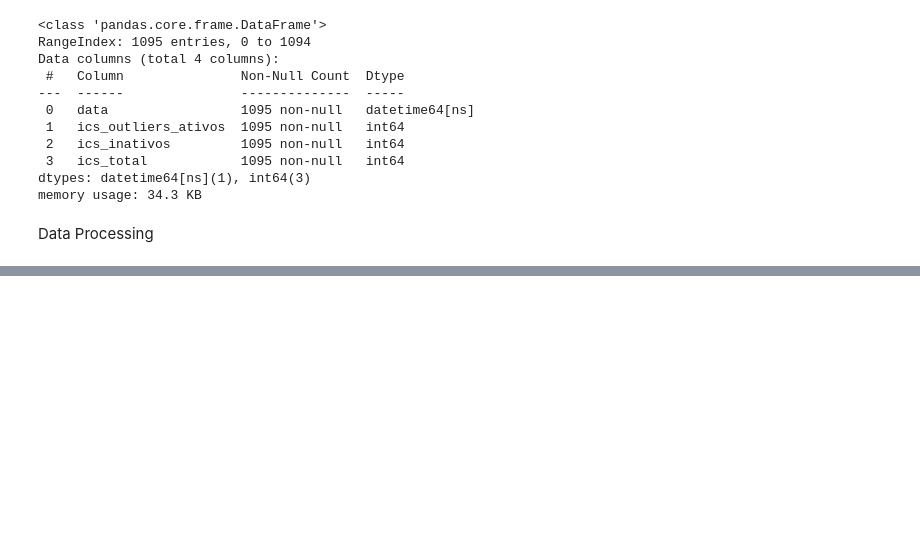
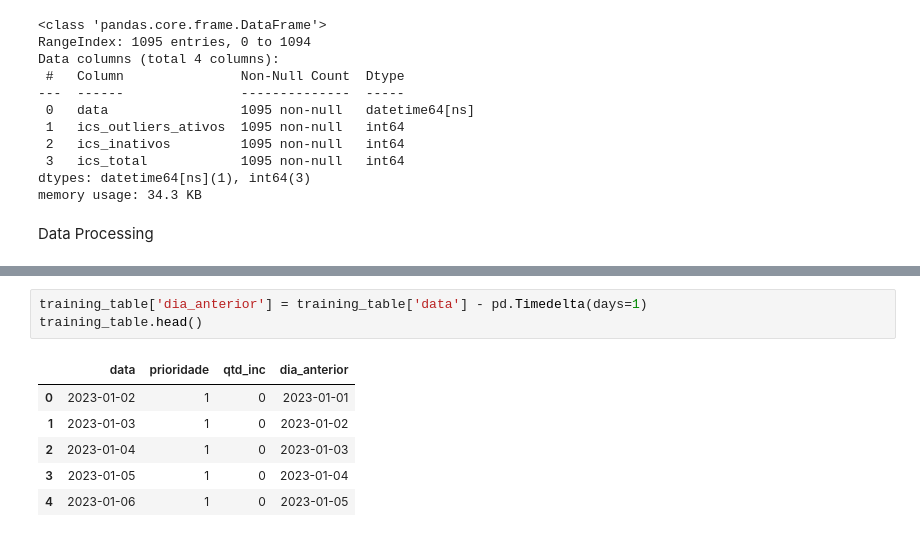
Before and after one commit to jffdevbr/challenge_locaweb, a Jupyter notebook: notebooks/model_training.ipynb, the cells around one changed output, grey strips where cells are left out. Cells and saved outputs as stored; diff of their text form; blank space fills up the shorter version.

```diff
--- a/notebooks/model_training.ipynb
+++ b/notebooks/model_training.ipynb
@@ -132,0 +154,10 @@ Data Processing
+# %%
+training_table['dia_anterior'] = training_table['data'] - pd.Timedelta(days=1)
+training_table.head()
+# %% [output]
+|  | data | prioridade | qtd_inc | dia_anterior |
+| 0 | 2023-01-02 | 1 | 0 | 2023-01-01 |
+| 1 | 2023-01-03 | 1 | 0 | 2023-01-02 |
+| 2 | 2023-01-04 | 1 | 0 | 2023-01-03 |
+| 3 | 2023-01-05 | 1 | 0 | 2023-01-04 |
+| 4 | 2023-01-06 | 1 | 0 | 2023-01-05 |
```
Also changed, not shown: parts of 14 cells of this notebook.
